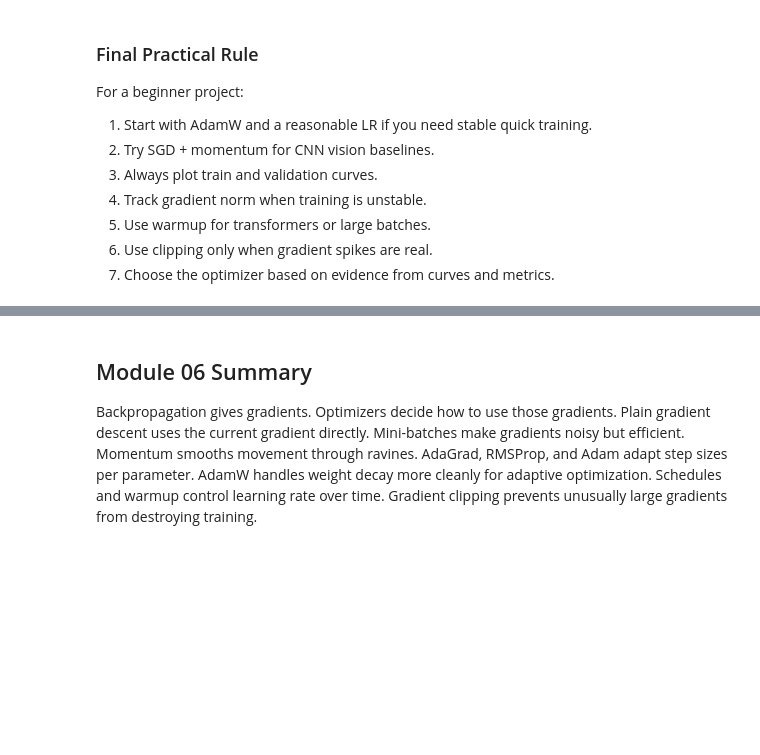
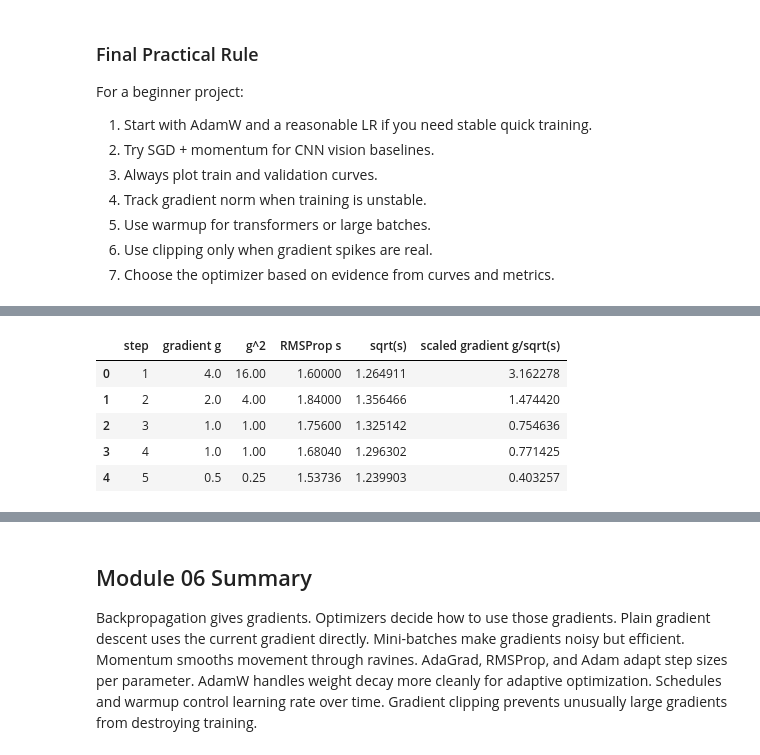
Before and after one commit to sidhu7777/Machine_Learning_Notes, a Jupyter notebook: deep_learning/modules/Module_06_Gradient_Descent_Optimizers_and_Learning_Rate_Strategy.ipynb, the cells around one changed output, grey strips where cells are left out. Cells and saved outputs as stored; diff of their text form; code cells hidden in the pictures; blank space fills up the shorter version.

```diff
--- a/deep_learning/modules/Module_06_Gradient_Descent_Optimizers_and_Learning_Rate_Strategy.ipynb
+++ b/deep_learning/modules/Module_06_Gradient_Descent_Optimizers_and_Learning_Rate_Strategy.ipynb
@@ -940,0 +1149,17 @@ For a beginner project:
+# %%
+grads = [4.0, 2.0, 1.0, 1.0, 0.5]
+s = 0.0
+rho = 0.9
+rows = []
+for t,g in enumerate(grads,1):
+    s = rho*s + (1-rho)*g*g
+    scaled_grad = g/(np.sqrt(s)+1e-8)
+    rows.append([t,g,g*g,s,np.sqrt(s),scaled_grad])
+display(pd.DataFrame(rows, columns=['step','gradient g','g^2','RMSProp s','sqrt(s)','scaled gradient g/sqrt(s)']))
+# %% [output]
+|  | step | gradient g | g^2 | RMSProp s | sqrt(s) | scaled gradient g/sqrt(s) |
+| 0 | 1 | 4.0 | 16.00 | 1.60000 | 1.264911 | 3.162278 |
+| 1 | 2 | 2.0 | 4.00 | 1.84000 | 1.356466 | 1.474420 |
+| 2 | 3 | 1.0 | 1.00 | 1.75600 | 1.325142 | 0.754636 |
+| 3 | 4 | 1.0 | 1.00 | 1.68040 | 1.296302 | 0.771425 |
+| 4 | 5 | 0.5 | 0.25 | 1.53736 | 1.239903 | 0.403257 |
```
Also changed, not shown: parts of 18 cells of this notebook.
